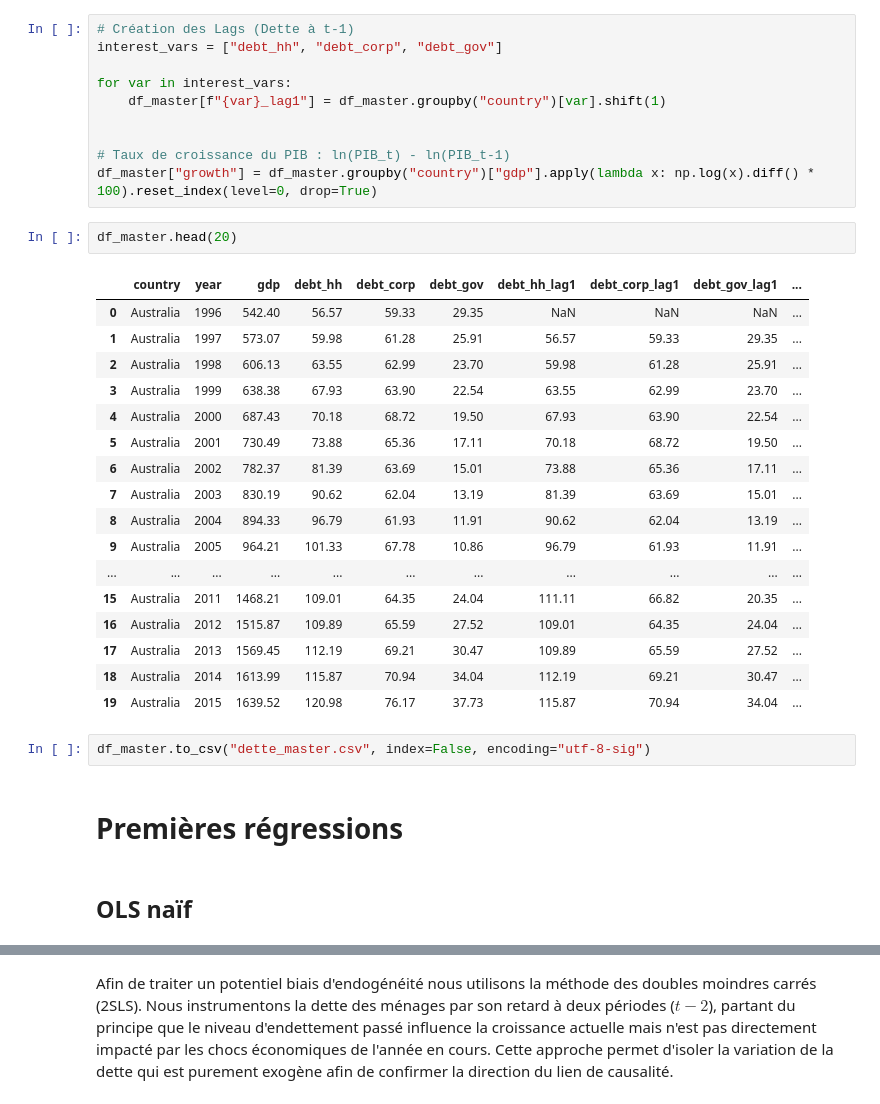
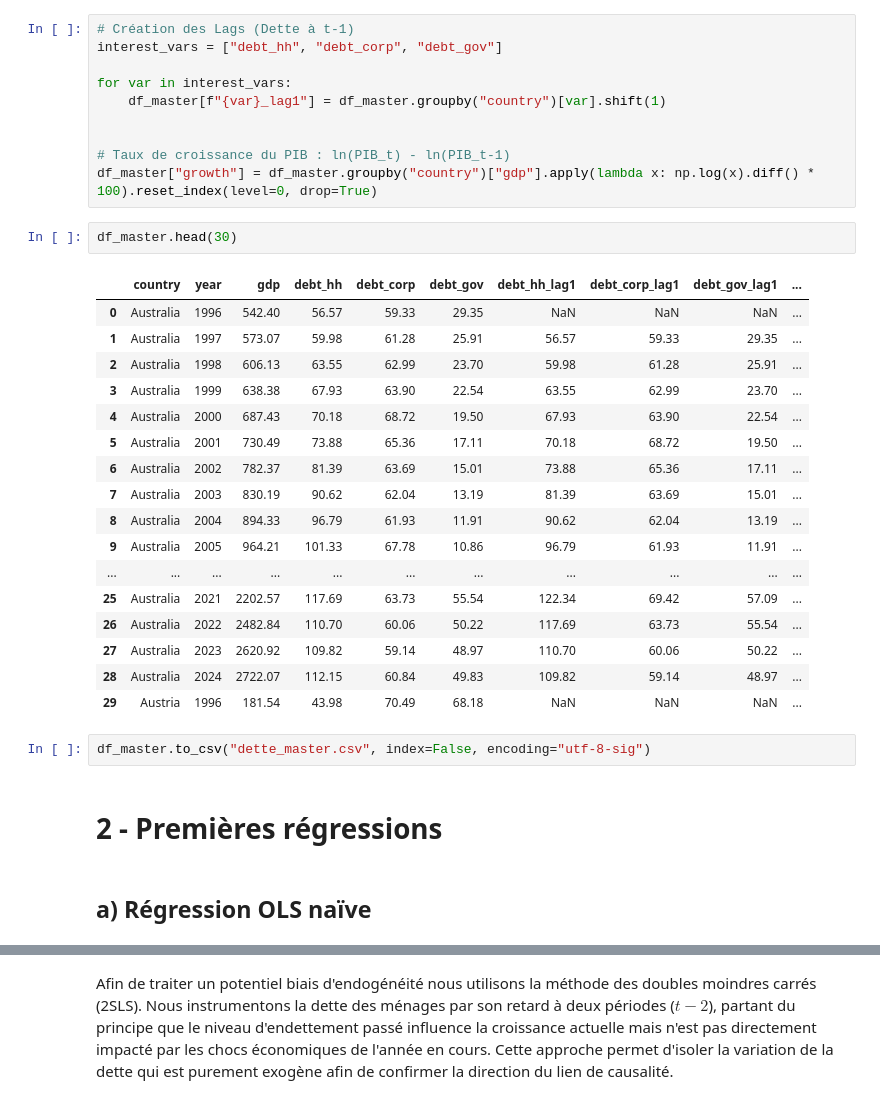
Before and after one commit to yanislarre/statapp, a Jupyter notebook: Régressions linéaires/CS-ARDL modifications.ipynb, the cells around one changed output, grey strips where cells are left out. Saved outputs shown, nothing was run; the diff lists cells and outputs as text.

```diff
--- a/Régressions linéaires/CS-ARDL modifications.ipynb
+++ b/Régressions linéaires/CS-ARDL modifications.ipynb
@@ -151,31 +149,31 @@ for var in interest_vars:
 # Taux de croissance du PIB : ln(PIB_t) - ln(PIB_t-1)
 df_master["growth"] = df_master.groupby("country")["gdp"].apply(lambda x: np.log(x).diff() * 100).reset_index(level=0, drop=True)
 # %%
-df_master.head(20)
+df_master.head(30)
 # %% [output]
 |  | country | year | gdp | debt_hh | debt_corp | debt_gov | debt_hh_lag1 | debt_corp_lag1 | debt_gov_lag1 | ... |
 | 0 | Australia | 1996 | 542.40 | 56.57 | 59.33 | 29.35 | NaN | NaN | NaN | ... |
 | 1 | Australia | 1997 | 573.07 | 59.98 | 61.28 | 25.91 | 56.57 | 59.33 | 29.35 | ... |
 | 2 | Australia | 1998 | 606.13 | 63.55 | 62.99 | 23.70 | 59.98 | 61.28 | 25.91 | ... |
 | 3 | Australia | 1999 | 638.38 | 67.93 | 63.90 | 22.54 | 63.55 | 62.99 | 23.70 | ... |
 | 4 | Australia | 2000 | 687.43 | 70.18 | 68.72 | 19.50 | 67.93 | 63.90 | 22.54 | ... |
 | 5 | Australia | 2001 | 730.49 | 73.88 | 65.36 | 17.11 | 70.18 | 68.72 | 19.50 | ... |
 | 6 | Australia | 2002 | 782.37 | 81.39 | 63.69 | 15.01 | 73.88 | 65.36 | 17.11 | ... |
 | 7 | Australia | 2003 | 830.19 | 90.62 | 62.04 | 13.19 | 81.39 | 63.69 | 15.01 | ... |
 | 8 | Australia | 2004 | 894.33 | 96.79 | 61.93 | 11.91 | 90.62 | 62.04 | 13.19 | ... |
 | 9 | Australia | 2005 | 964.21 | 101.33 | 67.78 | 10.86 | 96.79 | 61.93 | 11.91 | ... |
 | ... | ... | ... | ... | ... | ... | ... | ... | ... | ... | ... |
-| 15 | Australia | 2011 | 1468.21 | 109.01 | 64.35 | 24.04 | 111.11 | 66.82 | 20.35 | ... |
-| 16 | Australia | 2012 | 1515.87 | 109.89 | 65.59 | 27.52 | 109.01 | 64.35 | 24.04 | ... |
-| 17 | Australia | 2013 | 1569.45 | 112.19 | 69.21 | 30.47 | 109.89 | 65.59 | 27.52 | ... |
-| 18 | Australia | 2014 | 1613.99 | 115.87 | 70.94 | 34.04 | 112.19 | 69.21 | 30.47 | ... |
-| 19 | Australia | 2015 | 1639.52 | 120.98 | 76.17 | 37.73 | 115.87 | 70.94 | 34.04 | ... |
+| 25 | Australia | 2021 | 2202.57 | 117.69 | 63.73 | 55.54 | 122.34 | 69.42 | 57.09 | ... |
+| 26 | Australia | 2022 | 2482.84 | 110.70 | 60.06 | 50.22 | 117.69 | 63.73 | 55.54 | ... |
+| 27 | Australia | 2023 | 2620.92 | 109.82 | 59.14 | 48.97 | 110.70 | 60.06 | 50.22 | ... |
+| 28 | Australia | 2024 | 2722.07 | 112.15 | 60.84 | 49.83 | 109.82 | 59.14 | 48.97 | ... |
+| 29 | Austria | 1996 | 181.54 | 43.98 | 70.49 | 68.18 | NaN | NaN | NaN | ... |
 # %%
 df_master.to_csv("dette_master.csv", index=False, encoding="utf-8-sig")
 # %% [markdown]
-# Premières régressions
+# 2 - Premières régressions
 # %% [markdown]
-## OLS naïf
+## a) Régression OLS naïve
 # %%
 # On retire les lignes vides (dues au calcul des lags et de la croissance)
 df_model = df_master.dropna(subset=["growth"] + [v+"_lag1" for v in CONFIG["interest_vars"]])
```
Also changed, not shown: parts of 15 cells of this notebook, 2 other files.
